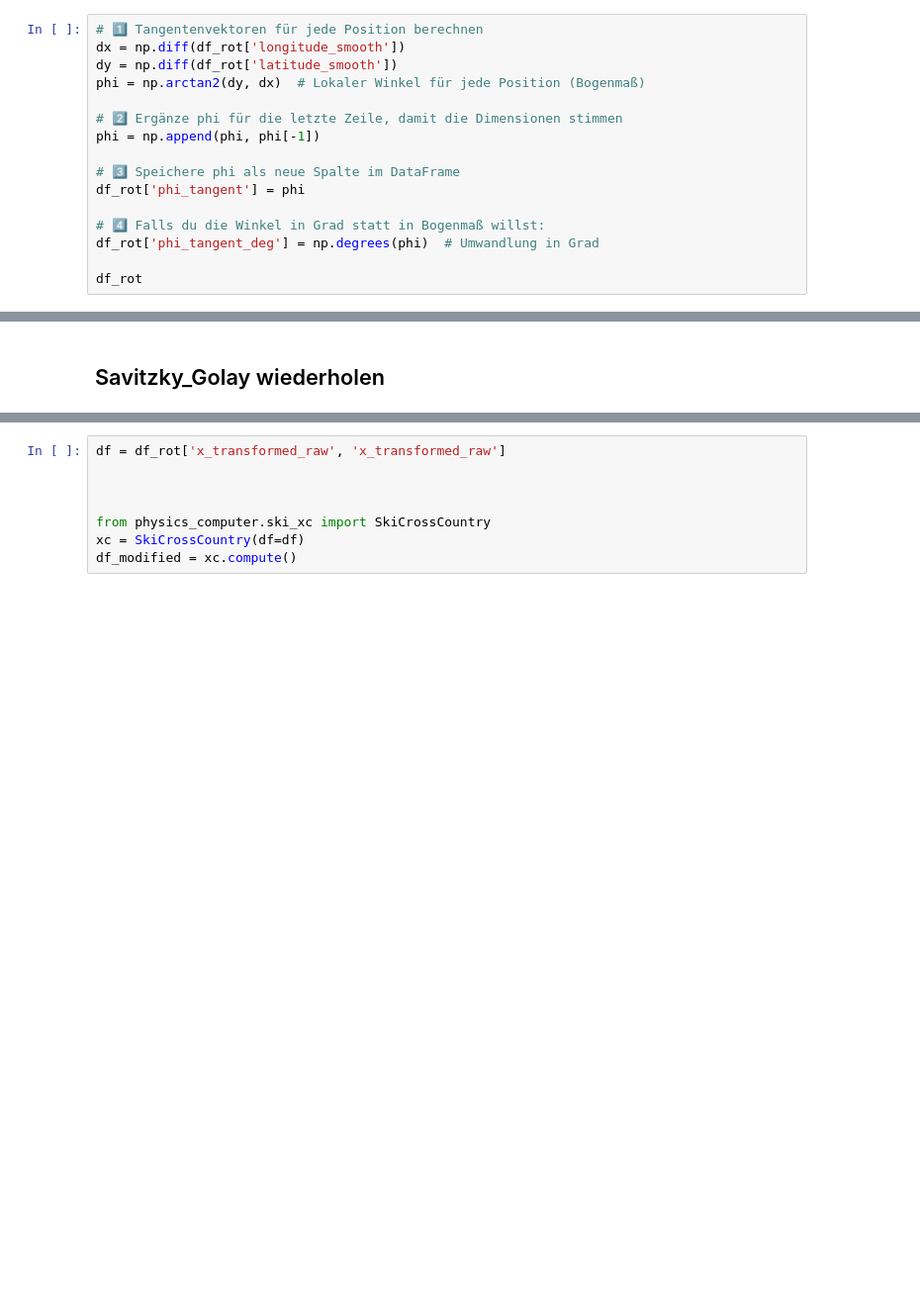
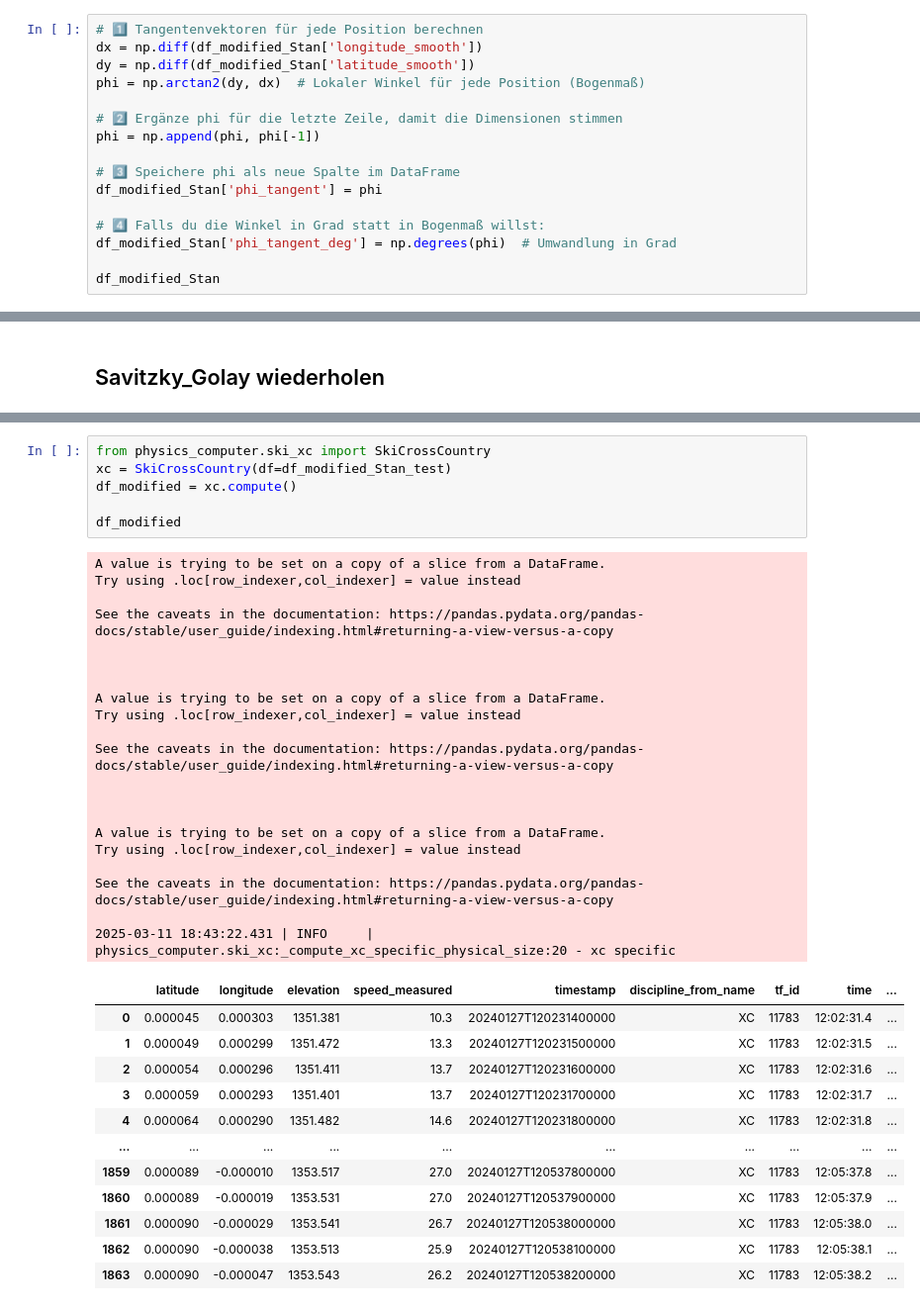
Before and after one commit to Louisfhgr/Dash.py, a Jupyter notebook: Vorwärtsbewegung_standartisieren.ipynb, the cells around one changed output, grey strips where cells are left out. Shown at 99% size. Cells and saved outputs as stored; diff of their text form; blank space fills up the shorter version.

```diff
--- a/Vorwärtsbewegung_standartisieren.ipynb
+++ b/Vorwärtsbewegung_standartisieren.ipynb
@@ -551,17 +466,17 @@ df_rot
 # %%
 # 1️⃣ Tangentenvektoren für jede Position berechnen
-dx = np.diff(df_rot['longitude_smooth'])
-dy = np.diff(df_rot['latitude_smooth'])
+dx = np.diff(df_modified_Stan['longitude_smooth'])
+dy = np.diff(df_modified_Stan['latitude_smooth'])
 phi = np.arctan2(dy, dx)  # Lokaler Winkel für jede Position (Bogenmaß)
 
 # 2️⃣ Ergänze phi für die letzte Zeile, damit die Dimensionen stimmen
 phi = np.append(phi, phi[-1])
 
 # 3️⃣ Speichere phi als neue Spalte im DataFrame
-df_rot['phi_tangent'] = phi
+df_modified_Stan['phi_tangent'] = phi
 
 # 4️⃣ Falls du die Winkel in Grad statt in Bogenmaß willst:
-df_rot['phi_tangent_deg'] = np.degrees(phi)  # Umwandlung in Grad
+df_modified_Stan['phi_tangent_deg'] = np.degrees(phi)  # Umwandlung in Grad
 
-df_rot
+df_modified_Stan
 # %% [output]
@@ -721,8 +666,39 @@ df
 # %%
-df = df_rot['x_transformed_raw', 'x_transformed_raw']
+from physics_computer.ski_xc import SkiCrossCountry
+xc = SkiCrossCountry(df=df_modified_Stan_test)
+df_modified = xc.compute()
 
-
-
-from physics_computer.ski_xc import SkiCrossCountry
-xc = SkiCrossCountry(df=df)
-df_modified = xc.compute()
+df_modified
+# %% [output]
+A value is trying to be set on a copy of a slice from a DataFrame.
+Try using .loc[row_indexer,col_indexer] = value instead
+
+See the caveats in the documentation: https://pandas.pydata.org/pandas-docs/stable/user_guide/indexing.html#returning-a-view-versus-a-copy
+
+
+
+A value is trying to be set on a copy of a slice from a DataFrame.
+Try using .loc[row_indexer,col_indexer] = value instead
+
+See the caveats in the documentation: https://pandas.pydata.org/pandas-docs/stable/user_guide/indexing.html#returning-a-view-versus-a-copy
+
+
+
+A value is trying to be set on a copy of a slice from a DataFrame.
+Try using .loc[row_indexer,col_indexer] = value instead
+
+See the caveats in the documentation: https://pandas.pydata.org/pandas-docs/stable/user_guide/indexing.html#returning-a-view-versus-a-copy
+
+2025-03-11 18:43:22.431 | INFO     | physics_computer.ski_xc:_compute_xc_specific_physical_size:20 - xc specific
+|  | latitude | longitude | elevation | speed_measured | timestamp | discipline_from_name | tf_id | time | ... |
+| 0 | 0.000045 | 0.000303 | 1351.381 | 10.3 | 20240127T120231400000 | XC | 11783 | 12:02:31.4 | ... |
+| 1 | 0.000049 | 0.000299 | 1351.472 | 13.3 | 20240127T120231500000 | XC | 11783 | 12:02:31.5 | ... |
+| 2 | 0.000054 | 0.000296 | 1351.411 | 13.7 | 20240127T120231600000 | XC | 11783 | 12:02:31.6 | ... |
+| 3 | 0.000059 | 0.000293 | 1351.401 | 13.7 | 20240127T120231700000 | XC | 11783 | 12:02:31.7 | ... |
+| 4 | 0.000064 | 0.000290 | 1351.482 | 14.6 | 20240127T120231800000 | XC | 11783 | 12:02:31.8 | ... |
+| ... | ... | ... | ... | ... | ... | ... | ... | ... | ... |
+| 1859 | 0.000089 | -0.000010 | 1353.517 | 27.0 | 20240127T120537800000 | XC | 11783 | 12:05:37.8 | ... |
+| 1860 | 0.000089 | -0.000019 | 1353.531 | 27.0 | 20240127T120537900000 | XC | 11783 | 12:05:37.9 | ... |
+| 1861 | 0.000090 | -0.000029 | 1353.541 | 26.7 | 20240127T120538000000 | XC | 11783 | 12:05:38.0 | ... |
+| 1862 | 0.000090 | -0.000038 | 1353.513 | 25.9 | 20240127T120538100000 | XC | 11783 | 12:05:38.1 | ... |
+| 1863 | 0.000090 | -0.000047 | 1353.543 | 26.2 | 20240127T120538200000 | XC | 11783 | 12:05:38.2 | ... |
```
Also changed, not shown: parts of 26 cells of this notebook.
